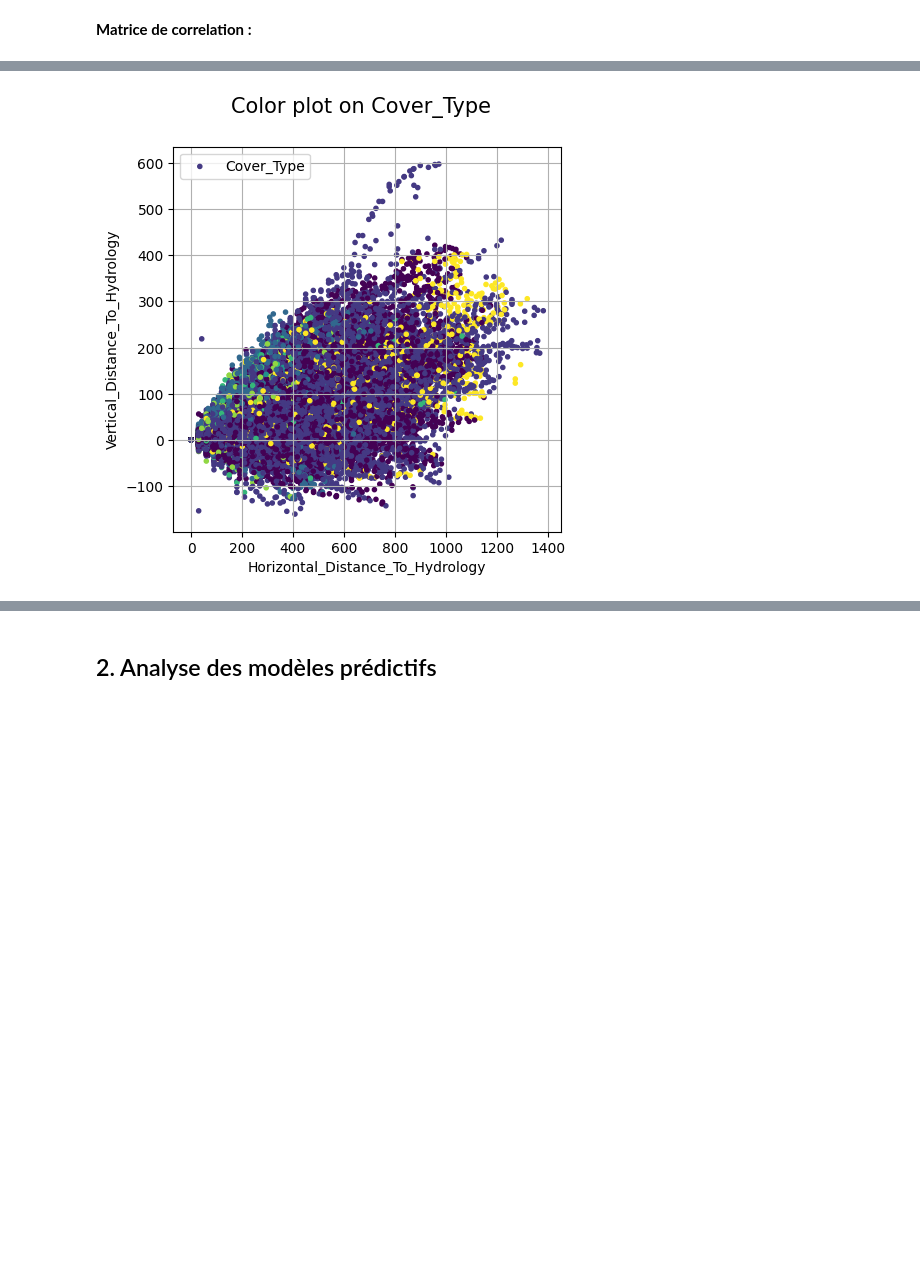
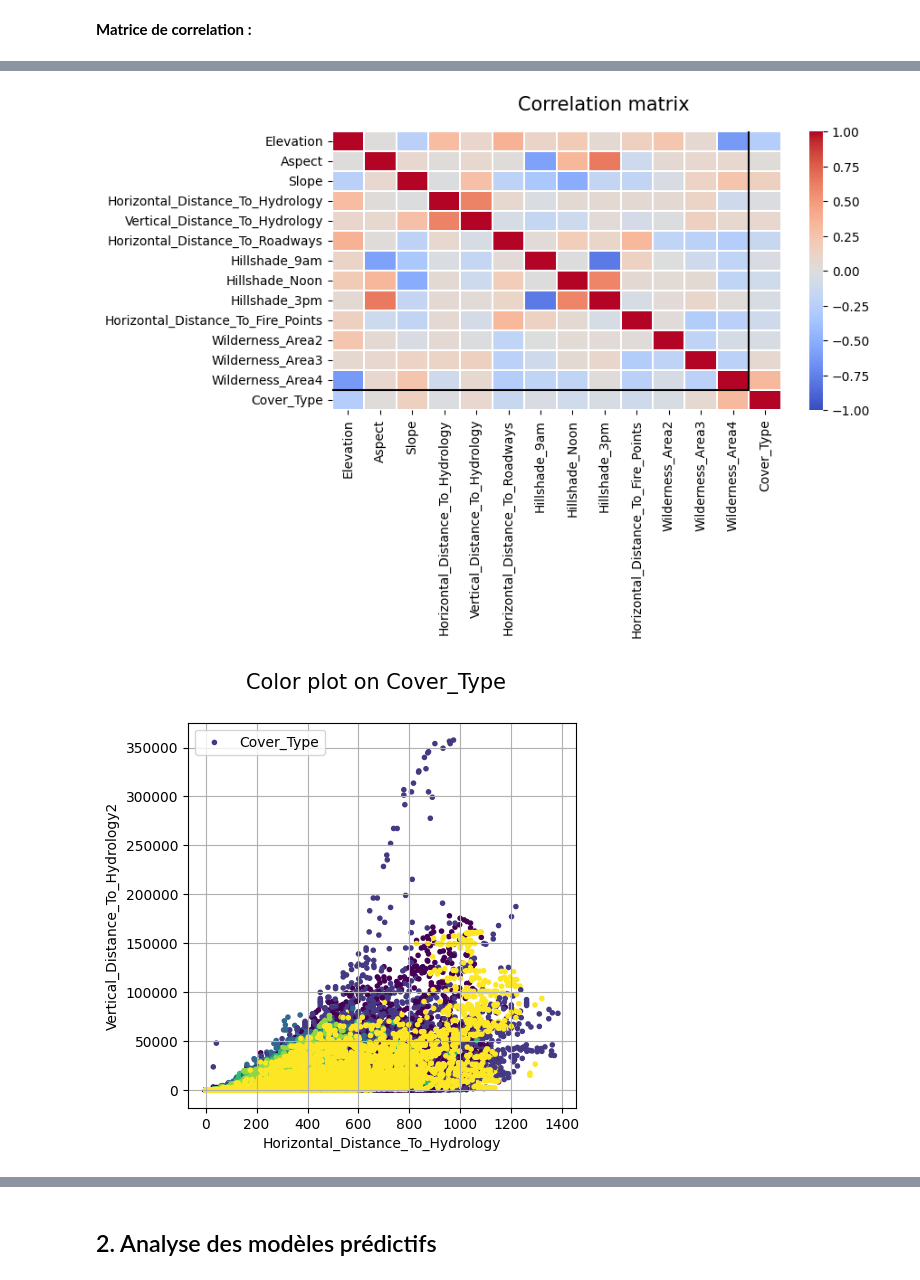
Before and after one commit to DarenXL/Apprentissage-Supervise-M2-MIA, a Jupyter notebook: Classification/classification.ipynb, the cells around one changed output, grey strips where cells are left out. Saved outputs shown, nothing was run; the diff lists cells and outputs as text; code cells hidden in the pictures; blank space fills up the shorter version.

```diff
--- a/Classification/classification.ipynb
+++ b/Classification/classification.ipynb
@@ -116,5 +183,9 @@ corrplot(train.drop(train.columns[14:-1],axis=1), 'Cover_Type', num_cols=14,mt_w
+# %%
+corrplot(train.drop(train.columns[13:-10],axis=1), 'Cover_Type', num_cols=13,mt_width=1)
+# %% [output]
+[figure, added]
 # %%
-colorScatterPlot('Horizontal_Distance_To_Hydrology', 'Vertical_Distance_To_Hydrology', 'Cover_Type', train)
+colorScatterPlot('Horizontal_Distance_To_Hydrology', 'Vertical_Distance_To_Hydrology2', 'Cover_Type', balance_train)
 # %% [output]
-[figure, old version]
+[figure, new version]
 # %%
```
Also changed, not shown: parts of 77 cells of this notebook, 3 other files.
